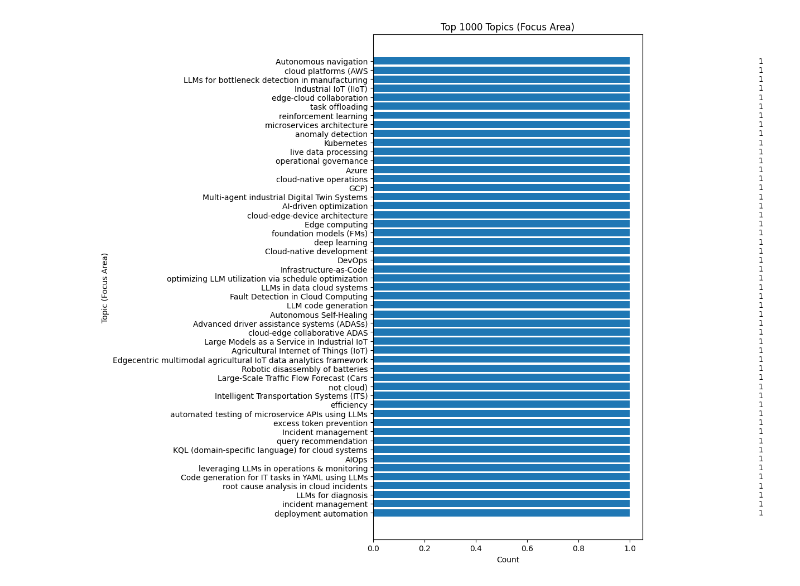
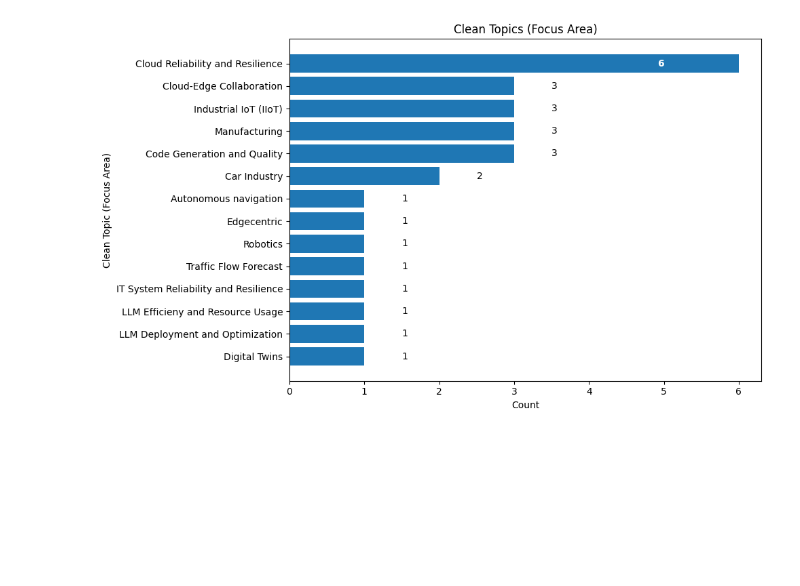
Before and after one commit to ErikFolkesson/SMS_project_data_viz, a Jupyter notebook: bubble_plot.ipynb, the cells around one changed output. Cells and saved outputs as stored; diff of their text form; code cells hidden in the pictures; blank space fills up the shorter version.

```diff
--- a/bubble_plot.ipynb
+++ b/bubble_plot.ipynb
@@ -44,30 +44,36 @@ plt.show()
-# %%
-import matplotlib.pyplot as plt
-
-# Split and explode the topics
-topics_series = df['KEYWORDS: Topics (Focus Area)'].str.split(',').explode().str.strip()
-
-# Count each topic
-topic_counts = topics_series.value_counts()
-
-# Show only the top 15 topics
-top_n = 1000
-top_topic_counts = topic_counts.head(top_n)
-
-plt.figure(figsize=(10, 10))
-bars = plt.barh(top_topic_counts.index[::-1], top_topic_counts.values[::-1])  # reverse for descending order
-plt.xlabel('Count')
-plt.ylabel('Topic (Focus Area)')
-plt.title(f'Top {top_n} Topics (Focus Area)')
-plt.tight_layout()
-
-# Add value labels
-for bar in bars:
-    plt.text(bar.get_width() + 0.5, bar.get_y() + bar.get_height()/2, int(bar.get_width()), va='center')
-
-plt.show()
-# %% [output]
-[figure, removed]
+# %%
+import matplotlib.pyplot as plt
+
+# Split and explode the clean topics
+clean_topics_series = df['CLEAN KEYWORDS: Topics (Focus Area)'].str.split(',').explode().str.strip()
+
+# Count each topic
+clean_topic_counts = clean_topics_series.value_counts()
+
+# Show only the top 15 topics
+top_n = 15
+top_clean_topic_counts = clean_topic_counts.head(top_n)
+
+plt.figure(figsize=(10, 6))
+bars = plt.barh(top_clean_topic_counts.index[::-1], top_clean_topic_counts.values[::-1])
+plt.xlabel('Count')
+plt.ylabel('Clean Topic (Focus Area)')
+plt.title(f'Clean Topics (Focus Area)')
+plt.tight_layout()
+
+# Add value labels inside or just outside the bar
+for bar in bars:
+    width = bar.get_width()
+    if width > 5:
+        plt.text(width - 1, bar.get_y() + bar.get_height()/2, int(width),
+                 va='center', ha='right', color='white', fontweight='bold')
+    else:
+        plt.text(width + 0.5, bar.get_y() + bar.get_height()/2, int(width),
+                 va='center', ha='left', color='black')
+
+plt.show()
+# %% [output]
+[figure, added]
 # %%
 import matplotlib.pyplot as plt
 
```
Also changed, not shown: parts of 4 cells of this notebook.
